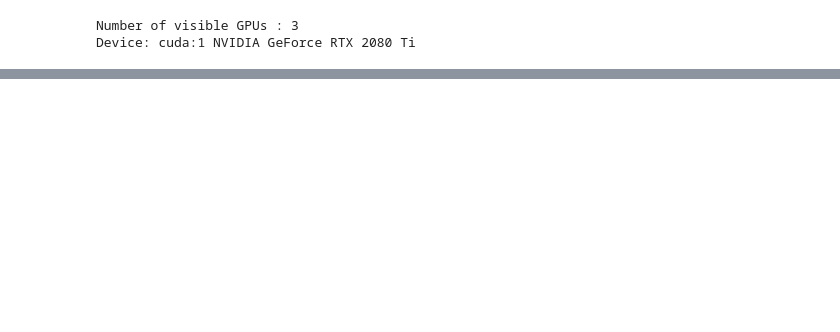
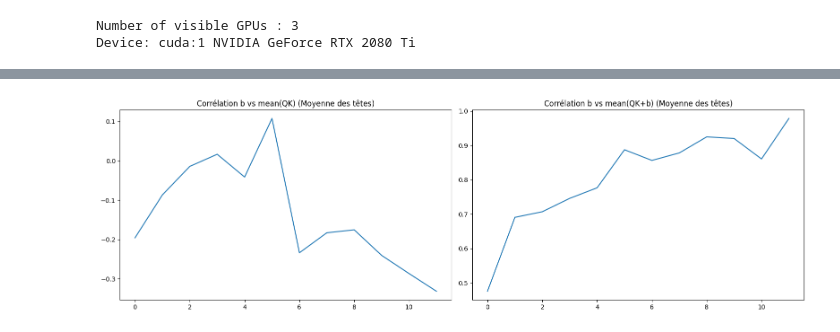
Before and after one commit to Carlosss543/attention-with-bias, a Jupyter notebook: model_analysis_code/inspect_attn.ipynb, the cells around one changed output, grey strips where cells are left out. Drawn from its saved outputs; the diff is of its cells as text; code cells hidden in the pictures; blank space fills up the shorter version.

```diff
--- a/model_analysis_code/inspect_attn.ipynb
+++ b/model_analysis_code/inspect_attn.ipynb
@@ -280,0 +311,65 @@ Layer 11: Average Pruning Ratio = [0.0, 0.0, 0.0, 0.0, 0.0, 0.0]
+# %%
+# calculer correlation b et mean(QK) et b et mean(QK+b) à travers les couches
+
+def batch_correlation(X, Y):
+    X_centered = X - X.mean(dim=1, keepdim=True)
+    Y_centered = Y - Y.mean(dim=1, keepdim=True)
+    corr = torch.cosine_similarity(X_centered, Y_centered, dim=1)
+    return corr.mean().item()
+
+
+imgs, labels = next(iter(val_loader))
+
+with torch.no_grad():
+    _ = model(imgs.to(device))
+
+
+# Listes pour stocker les scores par couche : [ [head1, head2, ...], [head1, head2, ...], ... ]
+corr_c1_layers = []
+corr_c2_layers = []
+
+for layer_idx, layer_name in enumerate(layer_names):
+    qk = qk_by_layer[layer_name].cpu()
+    b = b_by_layer[layer_name].cpu()
+    n_heads = qk.shape[1]
+
+    c1_heads = []
+    c2_heads = []
+
+    for head in range(n_heads):
+        qk_h = qk[:, head]
+        b_h = b[:, head]
+        sum_map = qk_h + b_h.unsqueeze(-2)
+
+        qk_mean = qk_h.mean(dim=1)
+        sum_mean = sum_map.mean(dim=1)
+
+        # Calcul des corrélations
+        c1 = batch_correlation(b_h, qk_mean)
+        c2 = batch_correlation(b_h, sum_mean)
+
+        c1_heads.append(c1)
+        c2_heads.append(c2)
+
+    # On stocke les résultats de toutes les têtes de la couche actuelle
+    corr_c1_layers.append(c1_heads)
+    corr_c2_layers.append(c2_heads)
+
+# --- Calcul des moyennes selon les têtes ---
+# En convertissant en array numpy (Shape: Nb_couches, Nb_têtes),
+# on fait la moyenne sur l'axe 1 (les têtes) pour obtenir un score par couche.
+mean_c1_per_layer = np.mean(corr_c1_layers, axis=1)
+mean_c2_per_layer = np.mean(corr_c2_layers, axis=1)
+
+# --- Affichage graphique ---
+plt.figure(figsize=(16, 5))
+plt.subplot(1, 2, 1)
+plt.plot(mean_c1_per_layer)
+plt.title("Corrélation b vs mean(QK) (Moyenne des têtes)")
+plt.subplot(1, 2, 2)
+plt.plot(mean_c2_per_layer)
+plt.title("Corrélation b vs mean(QK+b) (Moyenne des têtes)")
+plt.tight_layout()
+plt.show()
+# %% [output]
+[figure, added]
```
Also changed, not shown: parts of 12 cells of this notebook.
